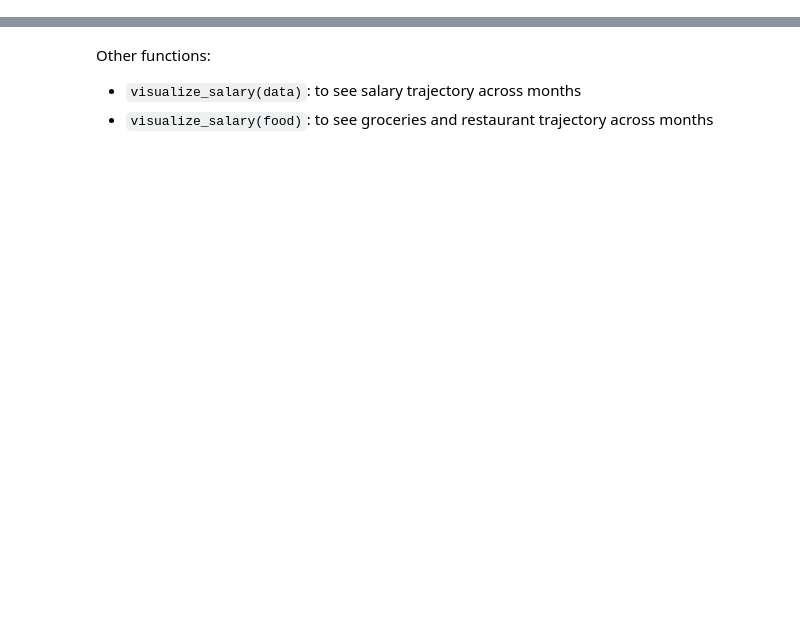
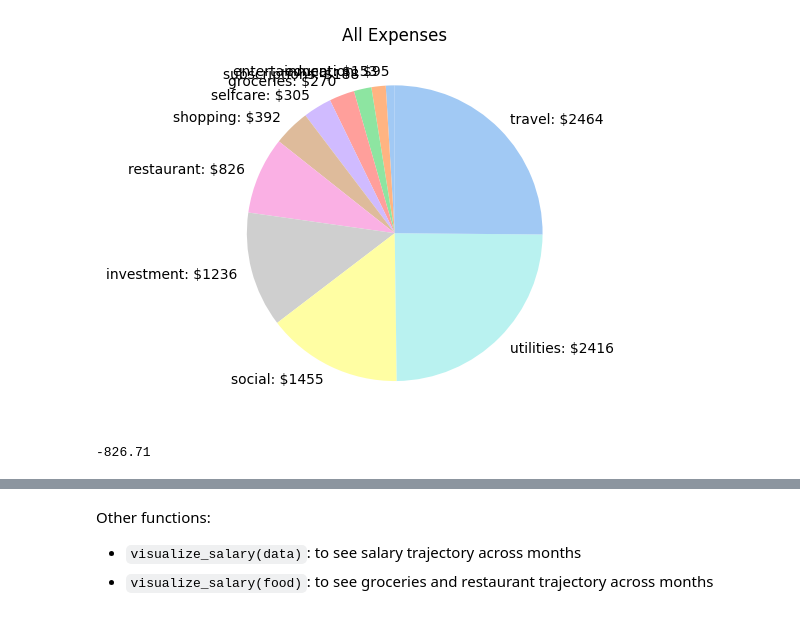
Before and after one commit to sachinksalim/personal_finance, a Jupyter notebook: analyse_data_usa.ipynb, the cells around one changed output, grey strips where cells are left out. Saved outputs shown, nothing was run; the diff lists cells and outputs as text; code cells hidden in the pictures; blank space fills up the shorter version.

```diff
--- a/analyse_data_usa.ipynb
+++ b/analyse_data_usa.ipynb
@@ -55,0 +9,15 @@ def describe_pie(df):
+# %%
+INPUT_DATA_DIR = 'output'
+
+filter_info = {
+    'acc_holder': 'any',
+    'date_period': {
+        'type': 'month',
+        'year': 2024,
+        'month': 6
+    },
+}
+
+filename = get_title(filter_info)
+data = pd.read_excel(f'{INPUT_DATA_DIR}/{filename}.xlsx', index_col=False)
+data.head(2)
@@ -56,4 +35,6 @@ def describe_pie(df):
 # %%
 all_expenses = data.pivot_table(values='Amount', index='Category', aggfunc='sum').squeeze().sort_values(ascending=False)
-relevant_expenses = all_expenses.drop(index=['salary', 'others', 'transfer'], errors='ignore') # , 'house'
-describe_pie(relevant_expenses)
+relevant_expenses = all_expenses.drop(index=['salary', 'others', 'transfer'], errors='ignore')
+display(relevant_expenses.to_frame().T)
+plot_pie(relevant_expenses, "All Expenses")
+# %% [output]
@@ -59,0 +43 @@ describe_pie(relevant_expenses)
+[figure, added]
@@ -103,0 +44,4 @@ visualize_gas(data)
+# %%
+all_expenses['restaurant']
+# %% [output]
+-826.71
```
Also changed, not shown: parts of 22 cells of this notebook, 15 other files.
